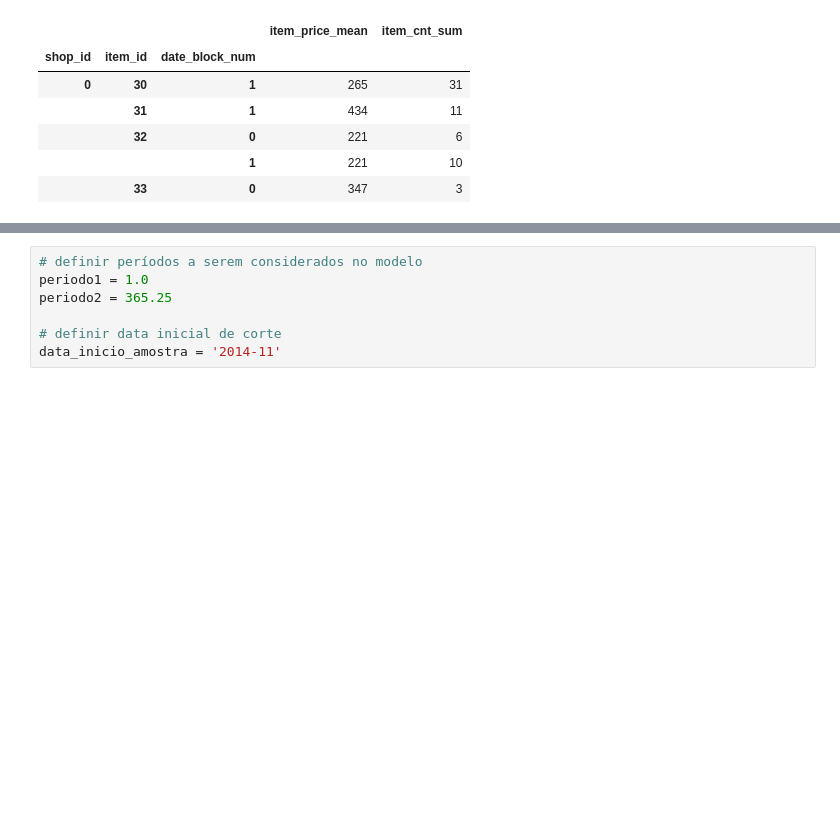
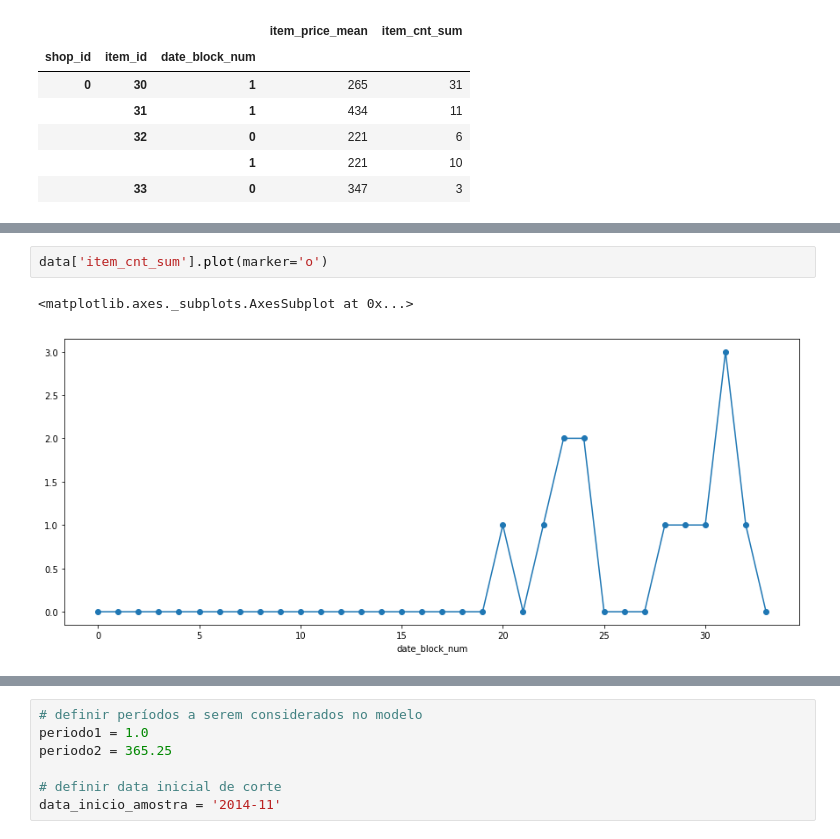
Before and after one commit to hjort/ai-labs, a Jupyter notebook: jupyter/sales-russia/42-Sales_Russia-Predictive_Model-Time_Series.ipynb, the cells around one changed output, grey strips where cells are left out. Drawn from its saved outputs; the diff is of its cells as text; blank space fills up the shorter version.

```diff
--- a/jupyter/sales-russia/42-Sales_Russia-Predictive_Model-Time_Series.ipynb
+++ b/jupyter/sales-russia/42-Sales_Russia-Predictive_Model-Time_Series.ipynb
@@ -74,0 +149,5 @@ memory usage: 171.6 KB
+# %%
+data['item_cnt_sum'].plot(marker='o')
+# %% [output]
+<matplotlib.axes._subplots.AxesSubplot at 0x...>
+[figure, added]
```
Also changed, not shown: parts of 43 cells of this notebook.
